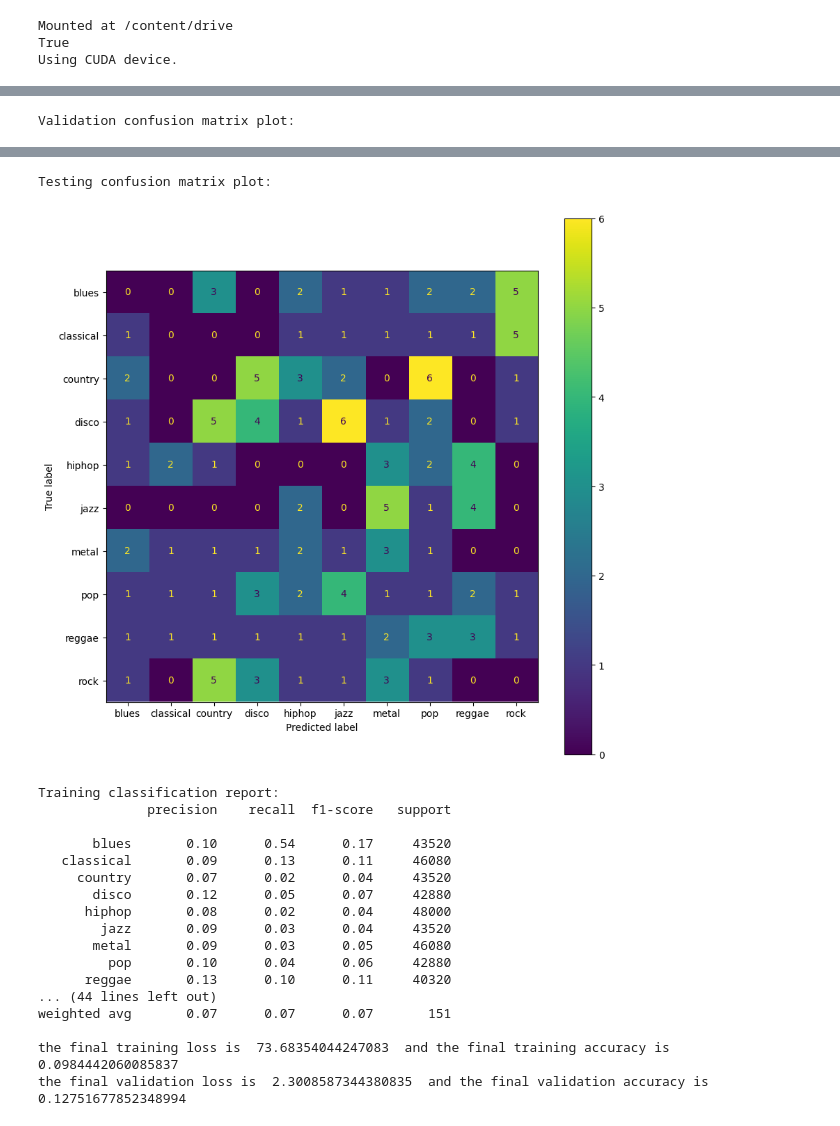
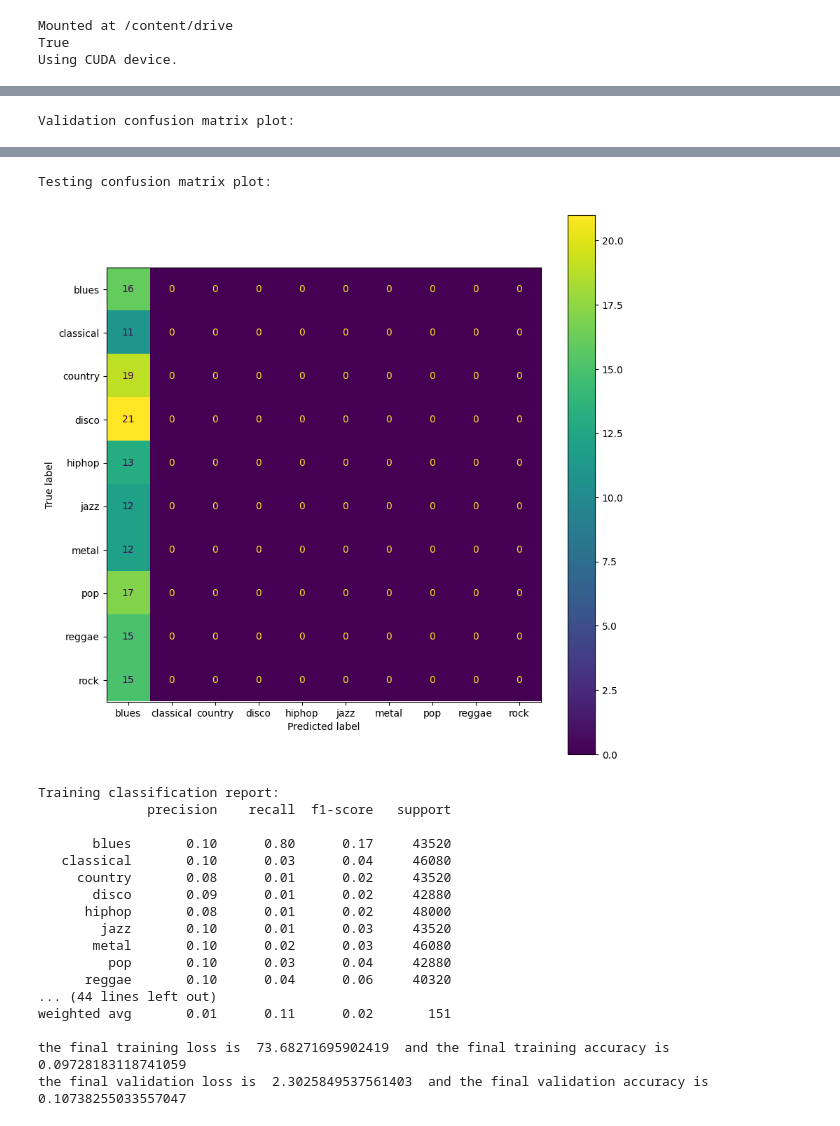
Before and after one commit to abhi4j/SpectrumTune, a Jupyter notebook: notebooks/TurningImagesIntoData.ipynb, the cells around one changed output, grey strips where cells are left out. Saved outputs shown, nothing was run; the diff lists cells and outputs as text; code cells hidden in the pictures.

```diff
--- a/notebooks/TurningImagesIntoData.ipynb
+++ b/notebooks/TurningImagesIntoData.ipynb
@@ -395,8 +395,8 @@ class FirstModel(nn.Module):
     return data
 
 # Set learning rate and weight decay
-learningRateValue = 0.0001
-weightDecay = 100
+learningRateValue = 0.01
+weightDecay = 1
 
 # Set up model and put it on device
 firstModel = FirstModel()
@@ -710,20 +710,20 @@ Validation confusion matrix plot:
 Testing confusion matrix plot:
-[figure, old version]
+[figure, new version]
 Training classification report:
               precision    recall  f1-score   support
 
-       blues       0.10      0.54      0.17     43520
-   classical       0.09      0.13      0.11     46080
-     country       0.07      0.02      0.04     43520
-       disco       0.12      0.05      0.07     42880
-      hiphop       0.08      0.02      0.04     48000
-        jazz       0.09      0.03      0.04     43520
-       metal       0.09      0.03      0.05     46080
-         pop       0.10      0.04      0.06     42880
-      reggae       0.13      0.10      0.11     40320
+       blues       0.10      0.80      0.17     43520
+   classical       0.10      0.03      0.04     46080
+     country       0.08      0.01      0.02     43520
+       disco       0.09      0.01      0.02     42880
+      hiphop       0.08      0.01      0.02     48000
+        jazz       0.10      0.01      0.03     43520
+       metal       0.10      0.02      0.03     46080
+         pop       0.10      0.03      0.04     42880
+      reggae       0.10      0.04      0.06     40320
 ... (44 lines left out)
-weighted avg       0.07      0.07      0.07       151
+weighted avg       0.01      0.11      0.02       151
 
-the final training loss is  73.68354044247083  and the final training accuracy is  0.0984442060085837
-the final validation loss is  2.3008587344380835  and the final validation accuracy is  0.12751677852348994
+the final training loss is  73.68271695902419  and the final training accuracy is  0.09728183118741059
+the final validation loss is  2.3025849537561403  and the final validation accuracy is  0.10738255033557047
 [figure]
```
Also changed, not shown: parts of 1 cell of this notebook.
